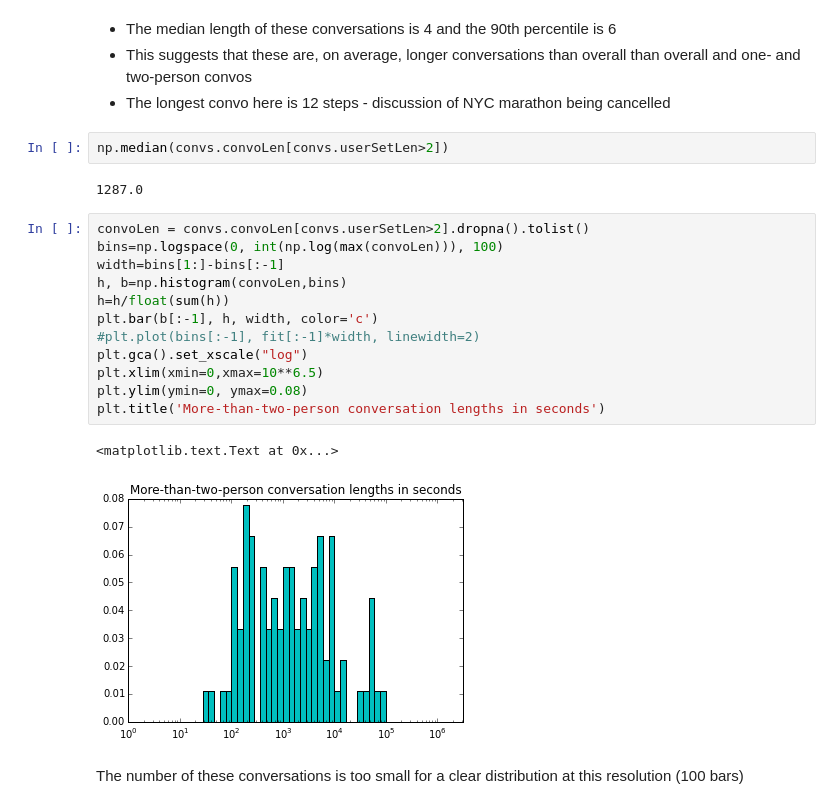
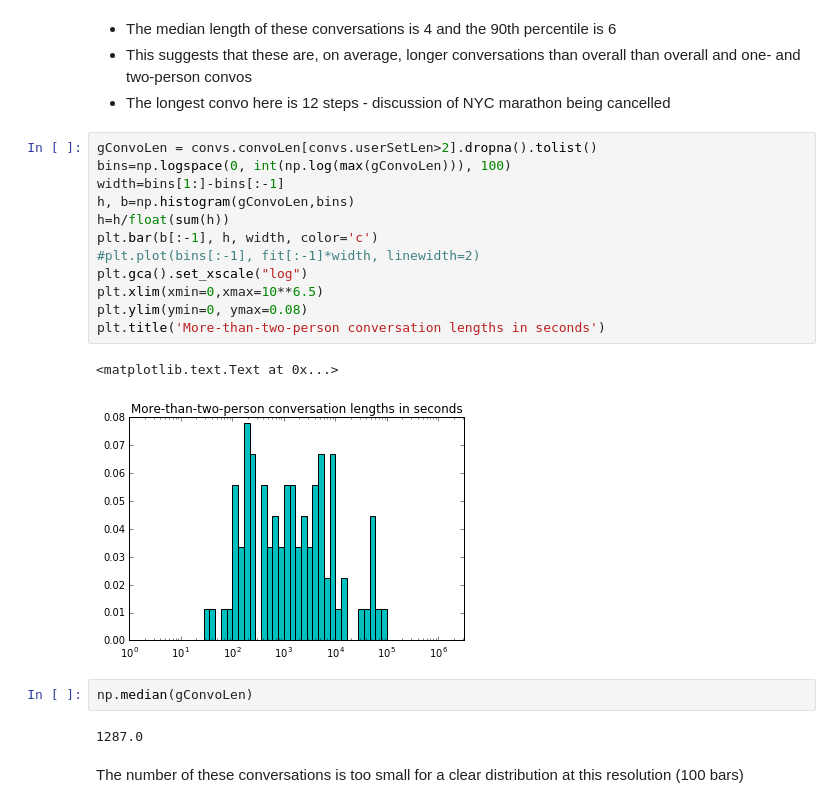
Before and after one commit to marinkala/ReplyNetworks, a Jupyter notebook: bbConversationAnalysisUsers.ipynb, the cells around one changed output. Cells and saved outputs as stored; diff of their text form.

```diff
--- a/bbConversationAnalysisUsers.ipynb
+++ b/bbConversationAnalysisUsers.ipynb
@@ -305,25 +305,25 @@ array([[264477309006925826, '2012-11-02 17:21:18', 'NYCMayorsOffice', 0,
 * The median length of these conversations is 4 and the 90th percentile is 6
 * This suggests that these are, on average, longer conversations than overall than overall and one- and two-person convos
 * The longest convo here is 12 steps - discussion of NYC marathon being cancelled
-# %%
-np.median(convs.convoLen[convs.userSetLen>2])
-# %% [output]
-1287.0
 # %%
-convoLen = convs.convoLen[convs.userSetLen>2].dropna().tolist()
-bins=np.logspace(0, int(np.log(max(convoLen))), 100)
+gConvoLen = convs.convoLen[convs.userSetLen>2].dropna().tolist()
+bins=np.logspace(0, int(np.log(max(gConvoLen))), 100)
 width=bins[1:]-bins[:-1]
-h, b=np.histogram(convoLen,bins)
+h, b=np.histogram(gConvoLen,bins)
 h=h/float(sum(h))
 plt.bar(b[:-1], h, width, color='c')
 #plt.plot(bins[:-1], fit[:-1]*width, linewidth=2)
 plt.gca().set_xscale("log")
 plt.xlim(xmin=0,xmax=10**6.5)
 plt.ylim(ymin=0, ymax=0.08)
 plt.title('More-than-two-person conversation lengths in seconds')
 # %% [output]
 <matplotlib.text.Text at 0x...>
-[figure, old version]
+[figure, new version]
+# %%
+np.median(gConvoLen)
+# %% [output]
+1287.0
 # %% [markdown]
 The number of these conversations is too small for a clear distribution at this resolution (100 bars)
 # %%
```
Also changed, not shown: parts of 26 cells of this notebook, 3 other files.
